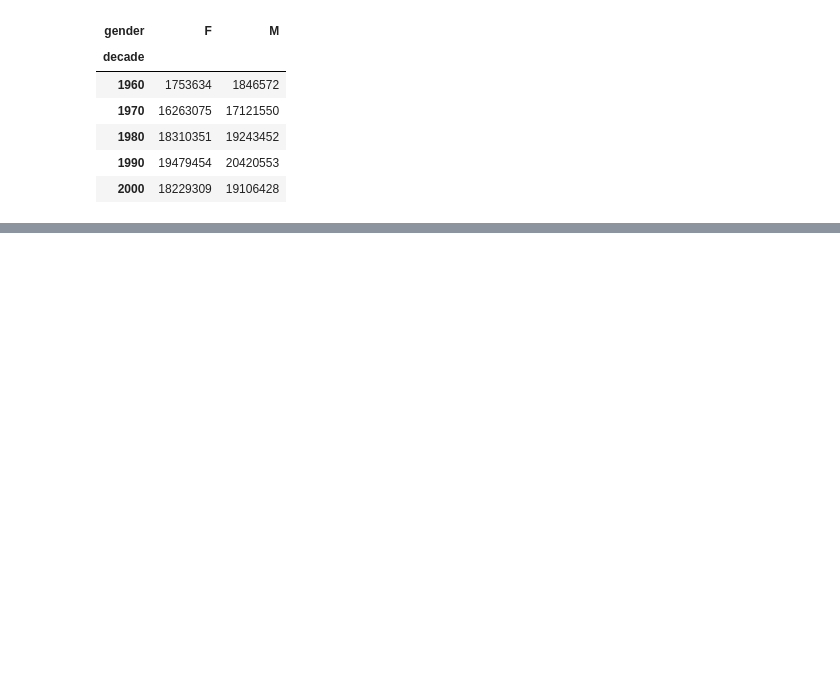
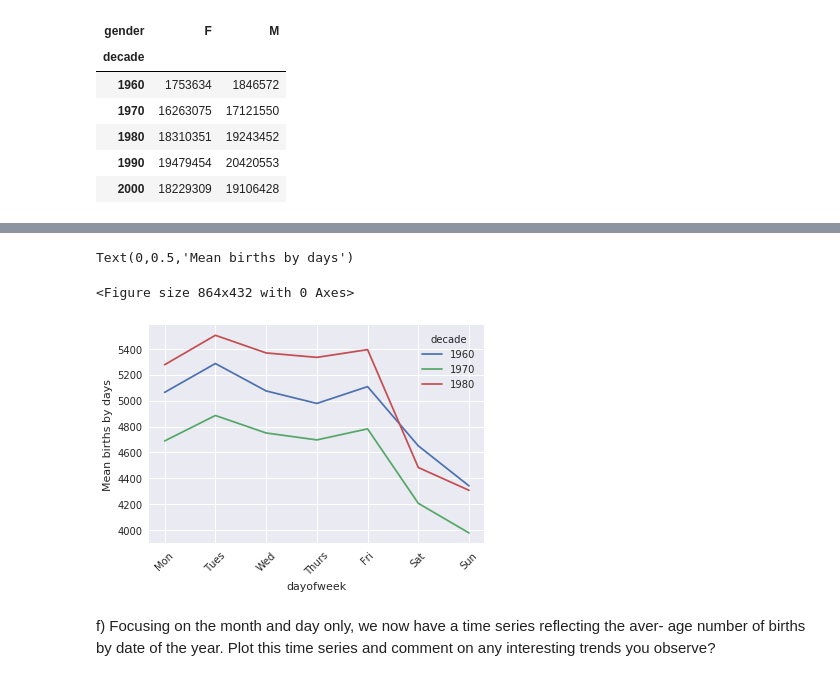
Before and after one commit to alamin19/Descriptive-Analytics-of-Health-data, a Jupyter notebook: Descriptive_Analytics.ipynb, the cells around one changed output, grey strips where cells are left out. Saved outputs shown, nothing was run; the diff lists cells and outputs as text; code cells hidden in the pictures; blank space fills up the shorter version.

```diff
--- a/Descriptive_Analytics.ipynb
+++ b/Descriptive_Analytics.ipynb
@@ -48,0 +72,4 @@ table
+# %%
+df=df.dropna() # handling missing values
+
+df.isnull().sum()
@@ -48,0 +80,8 @@ table
+# %%
+df= df.query('(births > @mu - 5 *@sigma) &  (births< @mu + 5 * @sigma)') #using pandas query to remove outliers
+# %%
+
+df["day"]= df["day"].astype(int)
+
+df.index = pd.to_datetime(10000 * df.year + 100 * df.month +     df.day, format='%Y%m%d') #converting into datetime format
+df["dayofweek"]= df.index.dayofweek # 0 represent Monday, 1 represent tuesday and so on ....
@@ -48,0 +97,17 @@ table
+# %%
+fig = plt.figure(figsize = (12,6))
+df.pivot_table("births",index='dayofweek',columns="decade", aggfunc="mean").plot()
+
+
+days=["random",'Mon', 'Tues', 'Wed', 'Thurs', 'Fri', 'Sat', 'Sun']
+ax.set_xticks(np.arange(len(days)))
+plt.gca().set_xticklabels(days, rotation = 45)
+plt.ylabel("Mean births by days")
+# %% [output]
+Text(0,0.5,'Mean births by days')
+<Figure size 864x432 with 0 Axes>
+[figure, added]
+# %% [markdown]
+f) Focusing on the month and day only, we now have a time series reflecting the aver-
+age number of births by date of the year. Plot this time series and comment on any
+interesting trends you observe?
```
Also changed, not shown: parts of 7 cells of this notebook.
